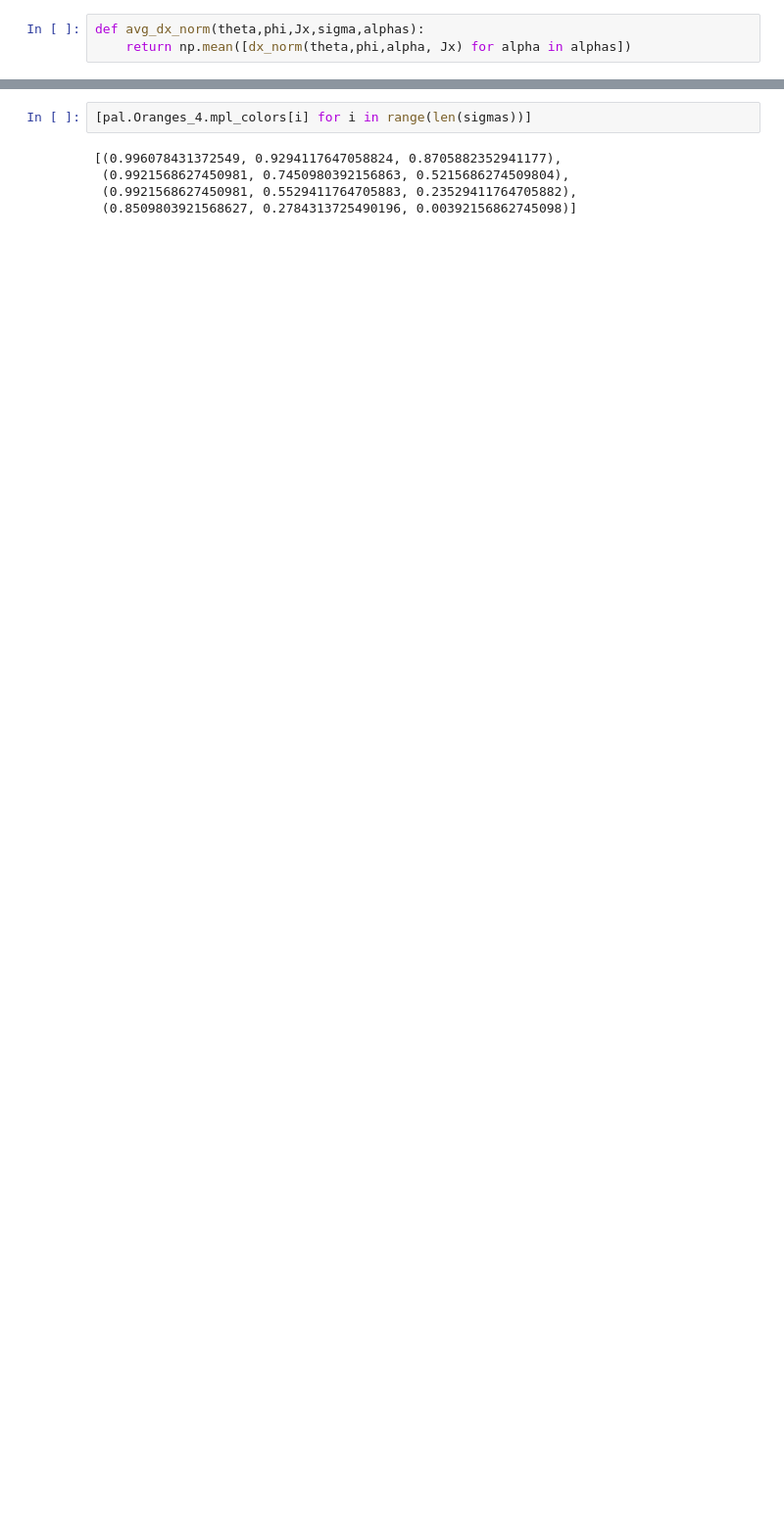
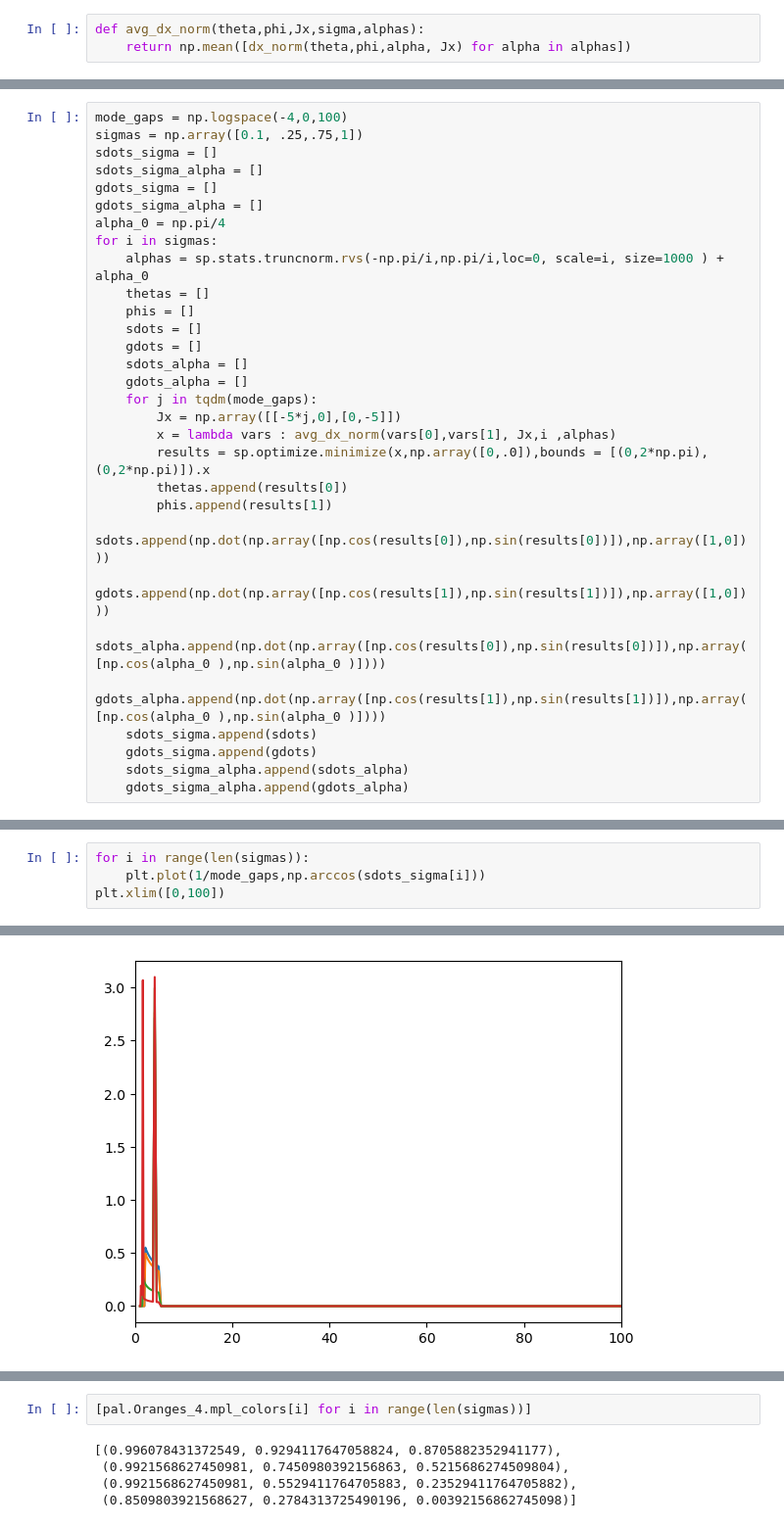
Before and after one commit to GeroyUsilov/duality_robustness, a Jupyter notebook: linearized_model.ipynb, the cells around one changed output, grey strips where cells are left out. Shown at 98% size. Drawn from its saved outputs; the diff is of its cells as text; blank space fills up the shorter version.

```diff
--- a/linearized_model.ipynb
+++ b/linearized_model.ipynb
@@ -21,0 +125,30 @@ def avg_dx_norm(theta,phi,Jx,sigma,alphas):
+# %%
+mode_gaps = np.logspace(-4,0,100)
+sigmas = np.array([0.1, .25,.75,1])
+sdots_sigma = []
+sdots_sigma_alpha = []
+gdots_sigma = []
+gdots_sigma_alpha = []
+alpha_0 = np.pi/4
+for i in sigmas:
+    alphas = sp.stats.truncnorm.rvs(-np.pi/i,np.pi/i,loc=0, scale=i, size=1000 ) + alpha_0
+    thetas = []
+    phis = []
+    sdots = []
+    gdots = []
+    sdots_alpha = []
+    gdots_alpha = []
+    for j in tqdm(mode_gaps):
+        Jx = np.array([[-5*j,0],[0,-5]])
+        x = lambda vars : avg_dx_norm(vars[0],vars[1], Jx,i ,alphas)
+        results = sp.optimize.minimize(x,np.array([0,.0]),bounds = [(0,2*np.pi),(0,2*np.pi)]).x
+        thetas.append(results[0])
+        phis.append(results[1])
+        sdots.append(np.dot(np.array([np.cos(results[0]),np.sin(results[0])]),np.array([1,0])))
+        gdots.append(np.dot(np.array([np.cos(results[1]),np.sin(results[1])]),np.array([1,0])))
+        sdots_alpha.append(np.dot(np.array([np.cos(results[0]),np.sin(results[0])]),np.array([np.cos(alpha_0 ),np.sin(alpha_0 )])))
+        gdots_alpha.append(np.dot(np.array([np.cos(results[1]),np.sin(results[1])]),np.array([np.cos(alpha_0 ),np.sin(alpha_0 )])))
+    sdots_sigma.append(sdots)
+    gdots_sigma.append(gdots)
+    sdots_sigma_alpha.append(sdots_alpha)
+    gdots_sigma_alpha.append(gdots_alpha)
@@ -21,0 +176,5 @@ def avg_dx_norm(theta,phi,Jx,sigma,alphas):
+# %%
+for i in range(len(sigmas)):
+    plt.plot(1/mode_gaps,np.arccos(sdots_sigma[i]))
+plt.xlim([0,100])
+# %% [output]
@@ -22,3 +182,4 @@ def avg_dx_norm(theta,phi,Jx,sigma,alphas):
+[figure, added]
 # %%
 mode_gaps = np.logspace(-2,0,100)
 sigmas = np.array([0.1, .25,.75,1])
```
Also changed, not shown: parts of 21 cells of this notebook, 36 other files.
